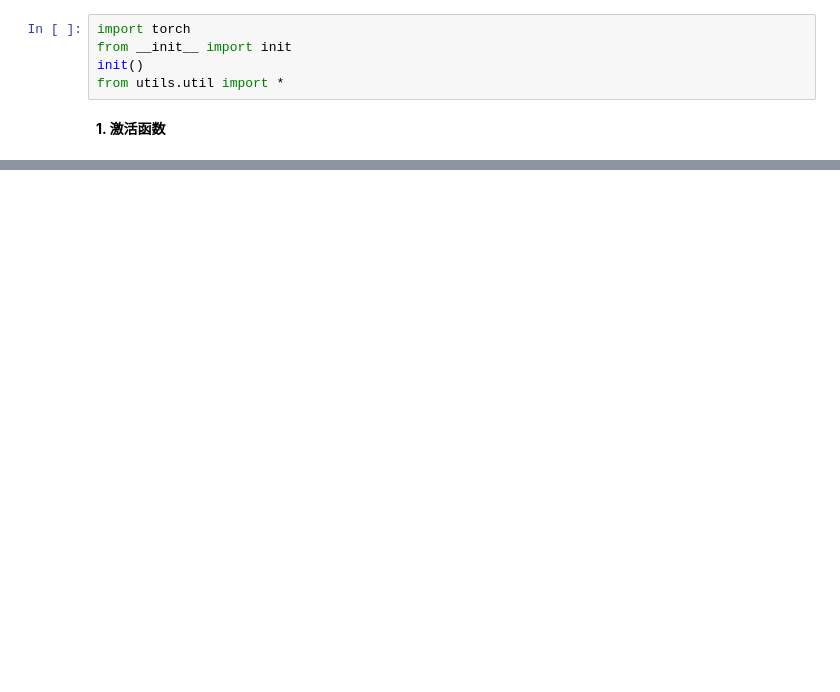
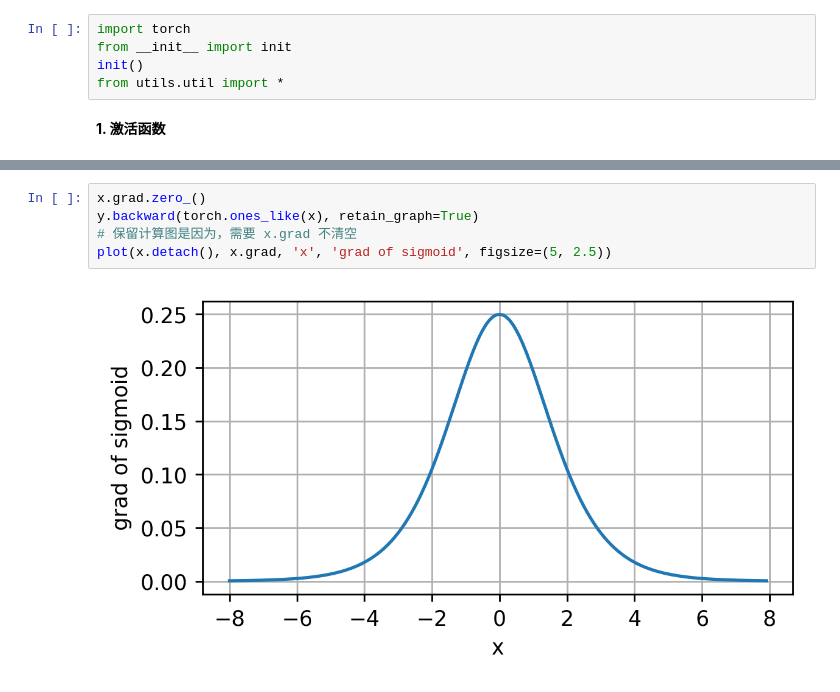
Before and after one commit to DGMEFG/DeepLearning, a Jupyter notebook: ch4.多层感知机/多层感知机.ipynb, the cells around one changed output, grey strips where cells are left out. Saved outputs shown, nothing was run; the diff lists cells and outputs as text; blank space fills up the shorter version.

```diff
--- a/ch4.多层感知机/多层感知机.ipynb
+++ b/ch4.多层感知机/多层感知机.ipynb
@@ -13,0 +26,7 @@ plot(x.detach(), y.detach(), 'x', 'relu(x)', figsize=(5, 2.5))
+# %%
+x.grad.zero_()
+y.backward(torch.ones_like(x), retain_graph=True)
+# 保留计算图是因为，需要 x.grad 不清空
+plot(x.detach(), x.grad, 'x', 'grad of sigmoid', figsize=(5, 2.5))
+# %% [output]
+[figure, added]
```
Also changed, not shown: parts of 5 cells of this notebook, 6 other files.
